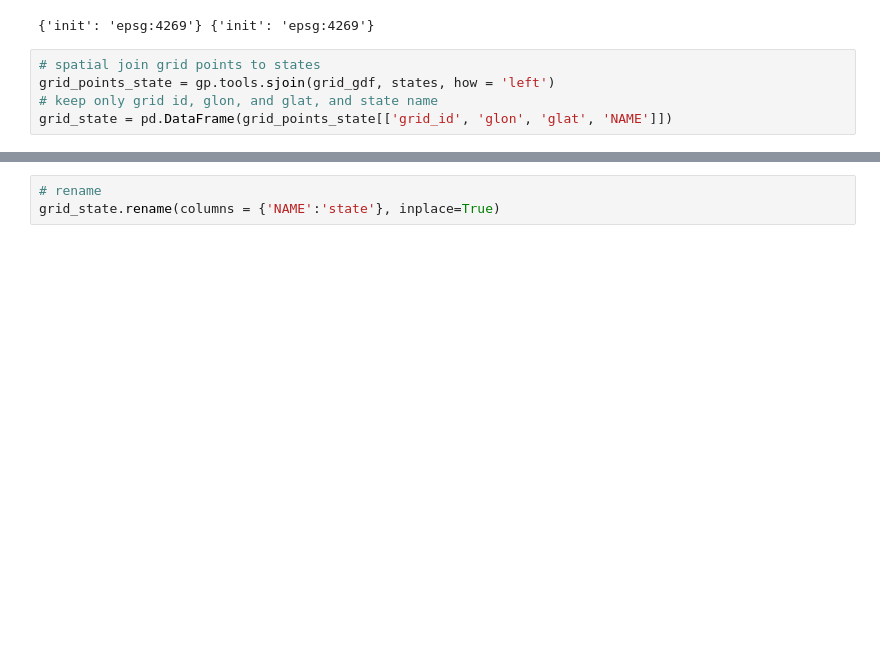
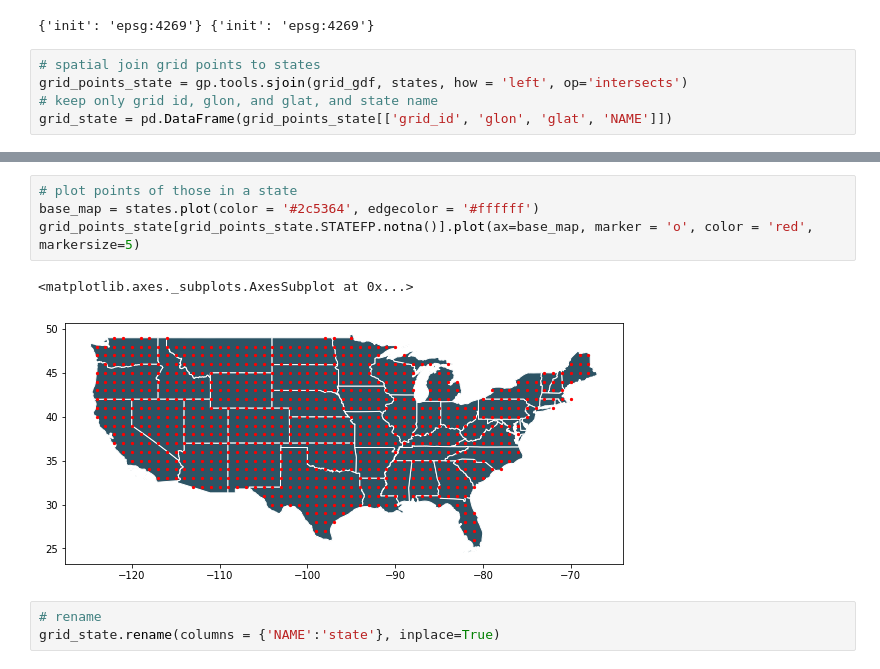
Before and after one commit to RyanGan/fire_predictor, a Jupyter notebook: py_scripts/monthly_wildfires.ipynb, the cells around one changed output, grey strips where cells are left out. Cells and saved outputs as stored; diff of their text form; blank space fills up the shorter version.

```diff
--- a/py_scripts/monthly_wildfires.ipynb
+++ b/py_scripts/monthly_wildfires.ipynb
@@ -304,6 +304,6 @@ print(states.crs, grid_gdf.crs)
 {'init': 'epsg:4269'} {'init': 'epsg:4269'}
 # %%
 # spatial join grid points to states
-grid_points_state = gp.tools.sjoin(grid_gdf, states, how = 'left')
+grid_points_state = gp.tools.sjoin(grid_gdf, states, how = 'left', op='intersects')
 # keep only grid id, glon, and glat, and state name
 grid_state = pd.DataFrame(grid_points_state[['grid_id', 'glon', 'glat', 'NAME']])
@@ -310,3 +320,10 @@ grid_state = pd.DataFrame(grid_points_state[['grid_id', 'glon', 'glat', 'NAME']]
+# %%
+# plot points of those in a state
+base_map = states.plot(color = '#2c5364', edgecolor = '#ffffff')
+grid_points_state[grid_points_state.STATEFP.notna()].plot(ax=base_map, marker = 'o', color = 'red', markersize=5)
+# %% [output]
+<matplotlib.axes._subplots.AxesSubplot at 0x...>
+[figure, added]
 # %%
 # rename
 grid_state.rename(columns = {'NAME':'state'}, inplace=True)
```
Also changed, not shown: parts of 4 cells of this notebook.
